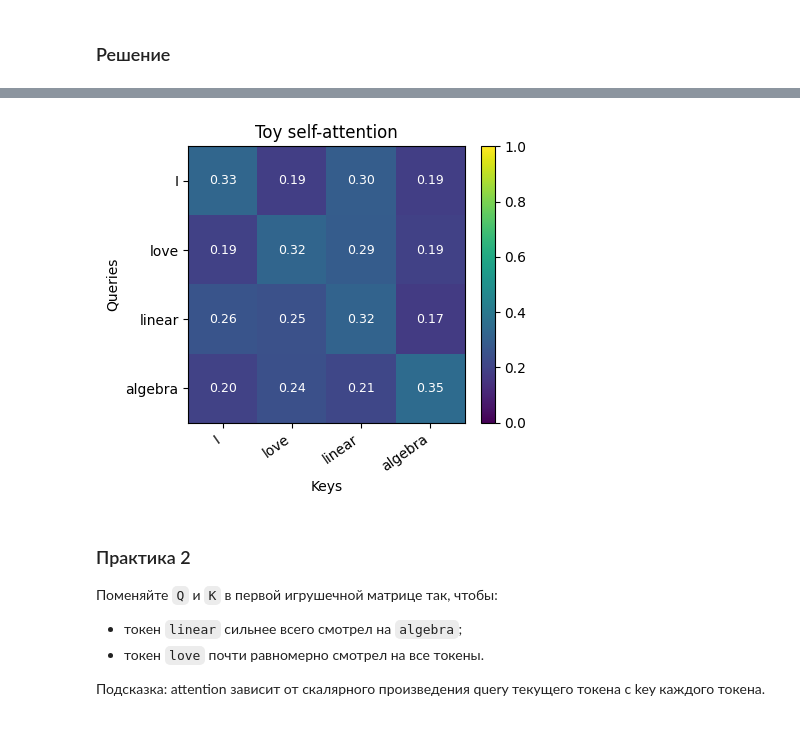
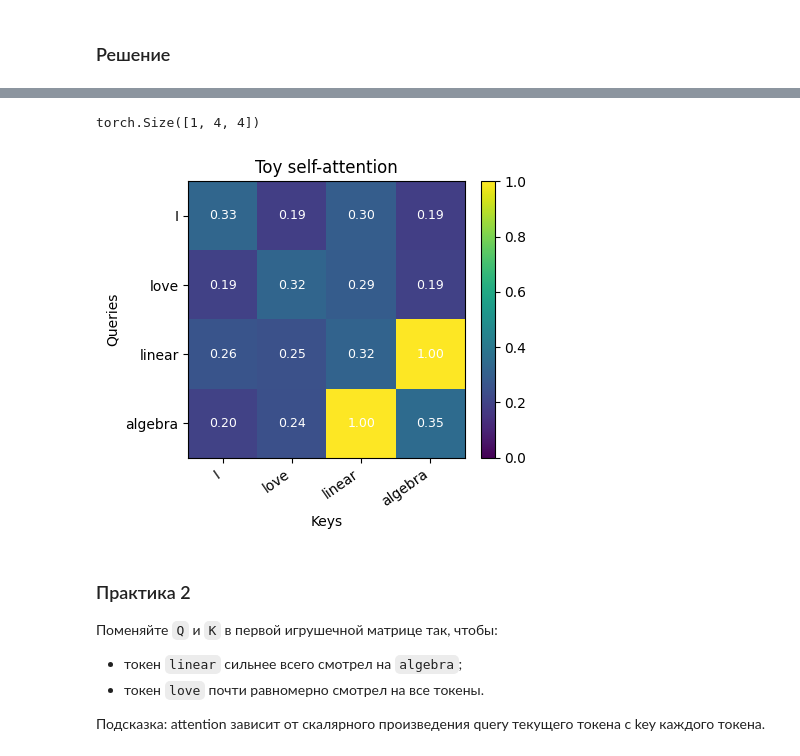
Before and after one commit to fkurushin/mephi_llm_course, a Jupyter notebook: transformers/1_seminar_attention.ipynb, the cells around one changed output, grey strips where cells are left out. Saved outputs shown, nothing was run; the diff lists cells and outputs as text; code cells hidden in the pictures.

```diff
--- a/transformers/1_seminar_attention.ipynb
+++ b/transformers/1_seminar_attention.ipynb
@@ -131,7 +131,10 @@ $$
 На больших числах функция ниже дает `nan`. Найди причину.
 # %%
 def stable_softmax(x, dim=-1):
-    exp_x = torch.exp(x)
+    # print(x.max(dim=dim, keepdim=True).values)
+    exp_x = torch.exp(x - x.max(dim=dim, keepdim=True).values)
+    # print(exp_x)
+    # print(exp_x.sum(dim=dim, keepdim=True))
     return exp_x / exp_x.sum(dim=dim, keepdim=True)
 
 
@@ -182,11 +199,11 @@ def scaled_dot_product_attention(Q, K, V, mask=None, return_scores=False):
     # V: [batch, n_keys, d_v]
     # mask: True значит «смотреть можно»
     d_k = Q.size(-1)
-    scores = ...
-    if mask is not None:
-        scores = ...
-    weights = ...
-    output = ...
+    scores = Q @ K.T / math.sqrt(d_k)
+    # if mask is not None:
+    #     scores = ...
+    weights = stable_softmax(scores, dim=-1)
+    output = weights @ V
 
     if return_scores:
         return output, weights, scores
@@ -224,34 +303,41 @@ def plot_attention(weights, x_labels=None, y_labels=None, title="Attention weigh
     if weights.dim() == 3:
         weights = weights[0]
 
     if ax is None:
         _, ax = plt.subplots(figsize=(5, 4))
 
     im = ax.imshow(weights.detach().cpu(), cmap="viridis", vmin=0.0, vmax=1.0)
     ax.set_title(title)
     ax.set_xlabel("Keys")
     ax.set_ylabel("Queries")
 
     if x_labels is not None:
         ax.set_xticks(range(len(x_labels)))
         ax.set_xticklabels(x_labels, rotation=35, ha="right")
     if y_labels is not None:
         ax.set_yticks(range(len(y_labels)))
         ax.set_yticklabels(y_labels)
 
     for i in range(weights.size(0)):
         for j in range(weights.size(1)):
             ax.text(j, i, f"{weights[i, j]:.2f}", ha="center", va="center", color="white", fontsize=9)
 
     plt.colorbar(im, ax=ax, fraction=0.046, pad=0.04)
     return ax
 
 
+print(weights.shape)
+weights[0][3][2] = 1
+weights[0][2][3] = 1
+# print(weights[0][3][2])
+
+
 plot_attention(weights, tokens, tokens, "Toy self-attention")
 plt.tight_layout()
 plt.show()
 # %% [output]
+torch.Size([1, 4, 4])
-[figure, old version]
+[figure, new version]
 # %% [markdown]
 ### Практика 2
 
```
Also changed, not shown: parts of 18 cells of this notebook, 15 other files.
